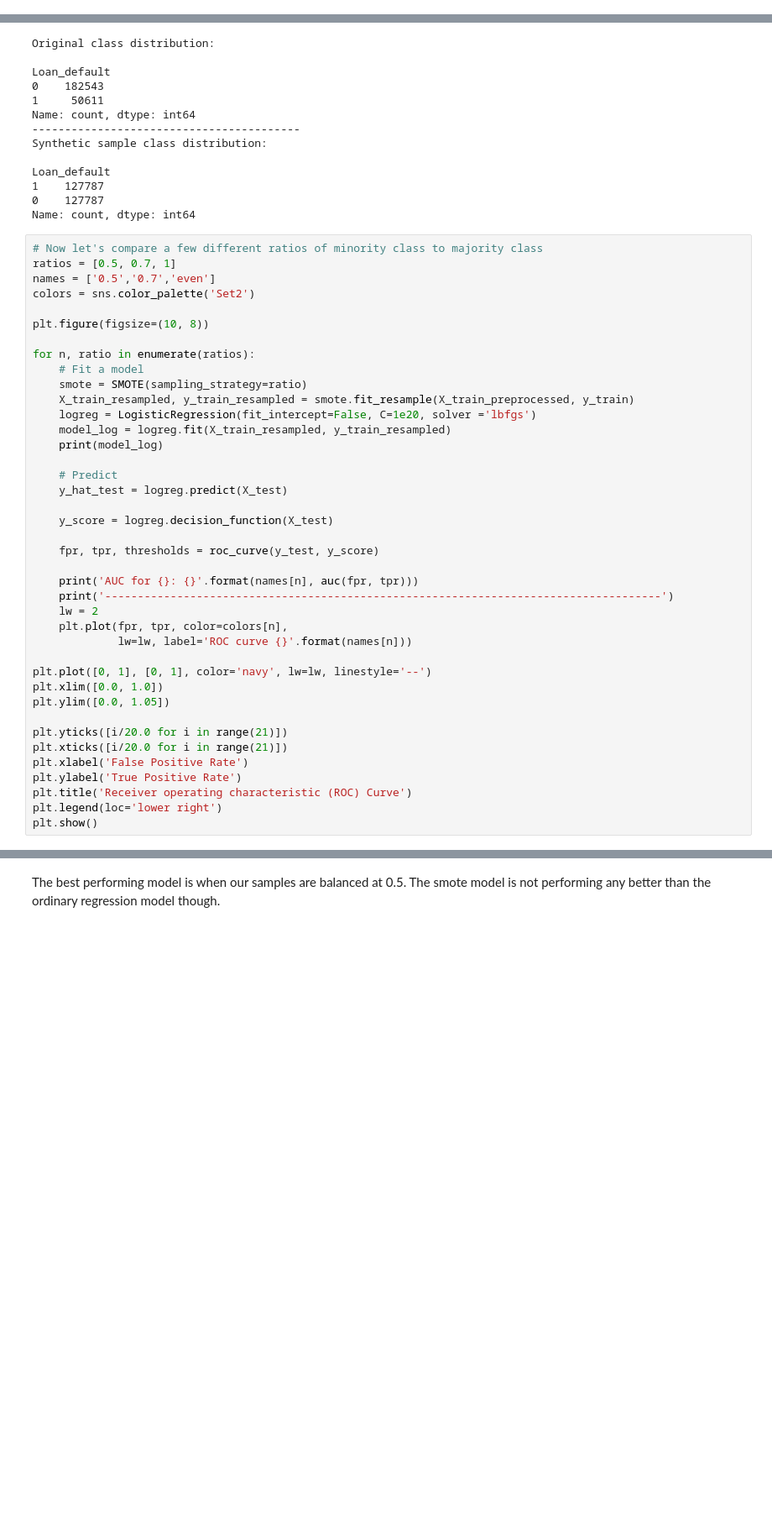
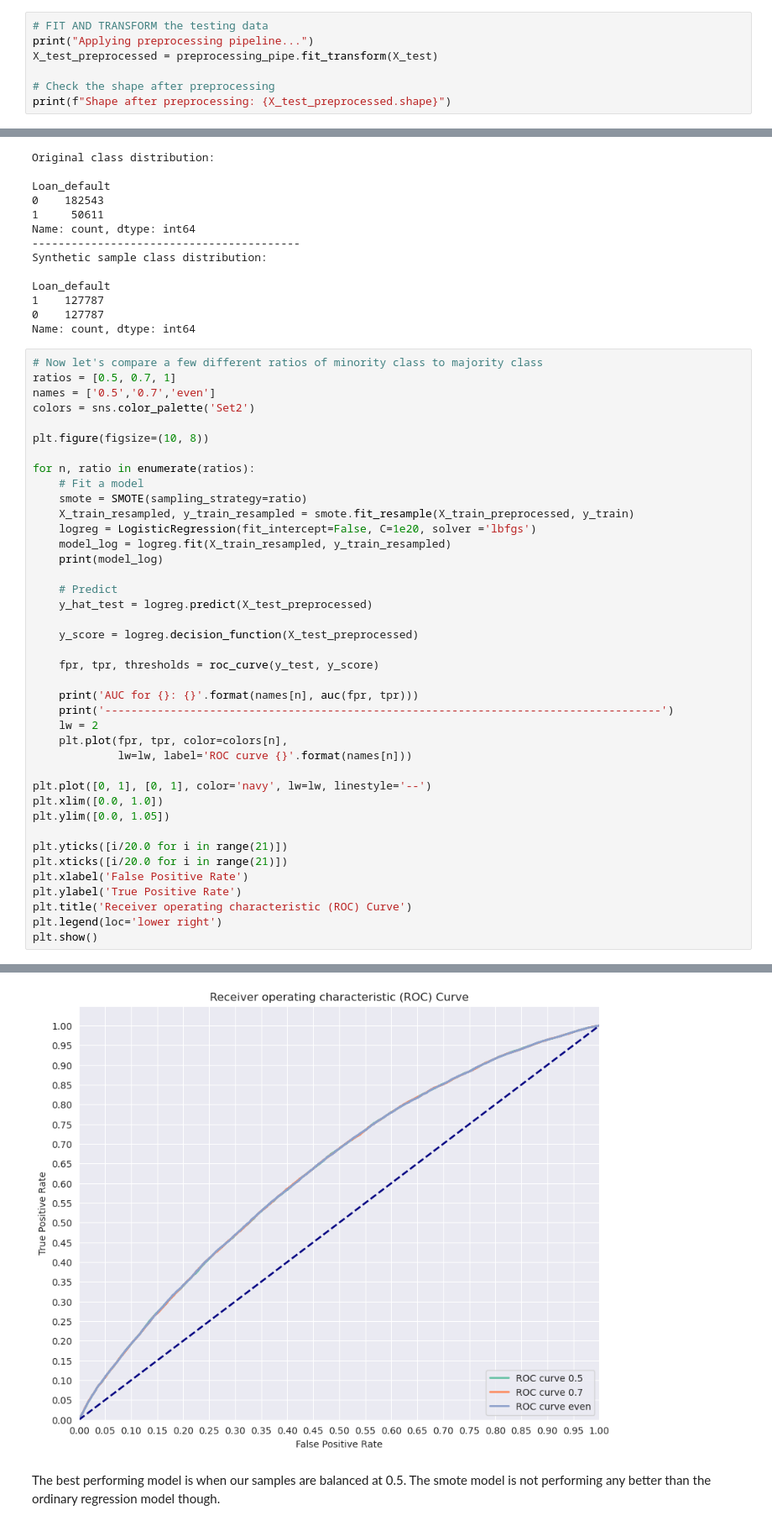
Before and after one commit to Mythamor/Django_Asset_Finance_Risk_Assessment_Model, a Jupyter notebook: asset_finance_model/notebooks/Asset_Finance_Loan_Default_Model.ipynb, the cells around one changed output, grey strips where cells are left out. Shown at 84% size. Saved outputs shown, nothing was run; the diff lists cells and outputs as text; blank space fills up the shorter version.

```diff
--- a/asset_finance_model/notebooks/Asset_Finance_Loan_Default_Model.ipynb
+++ b/asset_finance_model/notebooks/Asset_Finance_Loan_Default_Model.ipynb
@@ -155,3 +155,10 @@ print(f"Shape after preprocessing: {X_train_preprocessed.shape}")
 # %% [output]
 Applying preprocessing pipeline...
 Shape after preprocessing: (163207, 41)
+# %%
+# FIT AND TRANSFORM the testing data
+print("Applying preprocessing pipeline...")
+X_test_preprocessed = preprocessing_pipe.fit_transform(X_test)
+
+# Check the shape after preprocessing
+print(f"Shape after preprocessing: {X_test_preprocessed.shape}")
@@ -287,9 +297,9 @@ for n, ratio in enumerate(ratios):
     print(model_log)
 
     # Predict
-    y_hat_test = logreg.predict(X_test)
+    y_hat_test = logreg.predict(X_test_preprocessed)
 
-    y_score = logreg.decision_function(X_test)
+    y_score = logreg.decision_function(X_test_preprocessed)
 
     fpr, tpr, thresholds = roc_curve(y_test, y_score)
 
@@ -316,3 +335,4 @@ ValueError: could not convert string to float: 'Self employed'
+[figure, added]
 # %% [markdown]
 The best performing model is when our samples are balanced at  0.5. The smote model is not performing any better than the ordinary regression model though.
 # %% [markdown]
```
Also changed, not shown: parts of 27 cells of this notebook.
